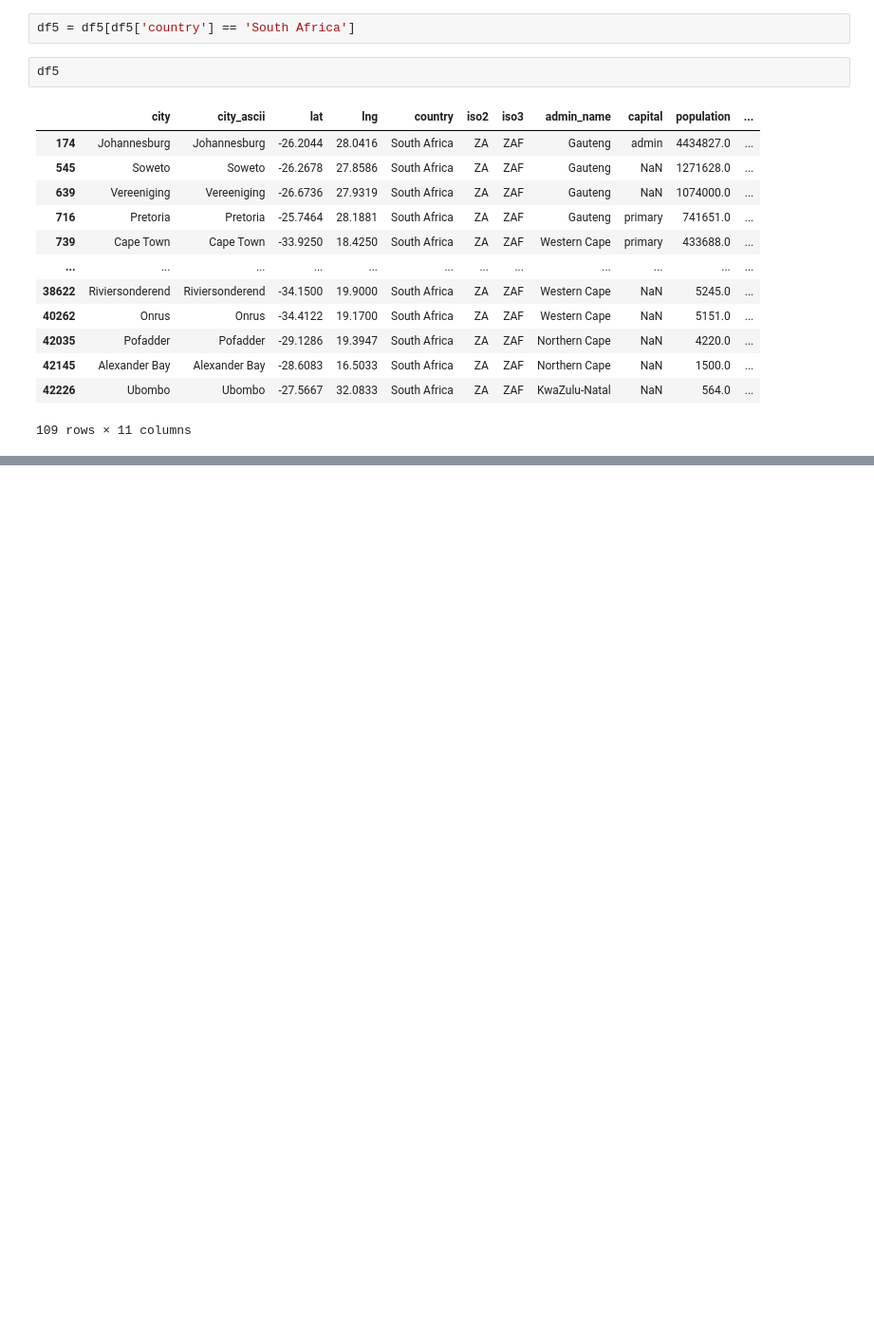
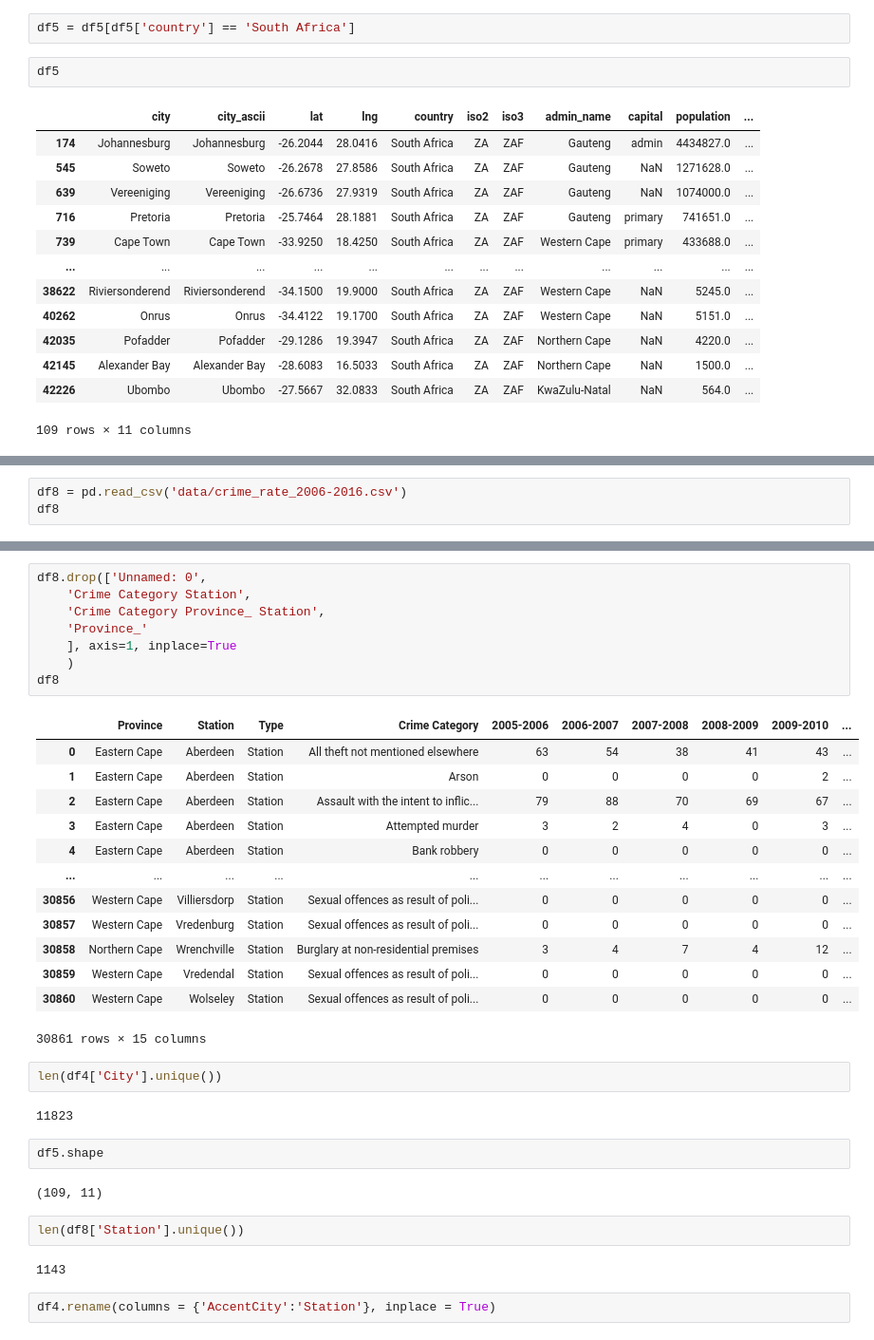
Before and after one commit to kmedri/omdenasa_muv, a Jupyter notebook: preprocess.ipynb, the cells around one changed output, grey strips where cells are left out. Shown at 95% size. Cells and saved outputs as stored; diff of their text form; blank space fills up the shorter version.

```diff
--- a/preprocess.ipynb
+++ b/preprocess.ipynb
@@ -454,0 +340,3 @@ report.show_html()
+# %%
+df8 = pd.read_csv('data/crime_rate_2006-2016.csv')
+df8
@@ -454,0 +357,36 @@ report.show_html()
+# %%
+df8.drop(['Unnamed: 0',
+	'Crime Category Station',
+	'Crime Category Province_ Station',
+	'Province_'
+	], axis=1, inplace=True
+	)
+df8
+# %% [output]
+|  | Province | Station | Type | Crime Category | 2005-2006 | 2006-2007 | 2007-2008 | 2008-2009 | 2009-2010 | ... |
+| 0 | Eastern Cape | Aberdeen | Station | All theft not mentioned elsewhere | 63 | 54 | 38 | 41 | 43 | ... |
+| 1 | Eastern Cape | Aberdeen | Station | Arson | 0 | 0 | 0 | 0 | 2 | ... |
+| 2 | Eastern Cape | Aberdeen | Station | Assault with the intent to inflic... | 79 | 88 | 70 | 69 | 67 | ... |
+| 3 | Eastern Cape | Aberdeen | Station | Attempted murder | 3 | 2 | 4 | 0 | 3 | ... |
+| 4 | Eastern Cape | Aberdeen | Station | Bank robbery | 0 | 0 | 0 | 0 | 0 | ... |
+| ... | ... | ... | ... | ... | ... | ... | ... | ... | ... | ... |
+| 30856 | Western Cape | Villiersdorp | Station | Sexual offences as result of poli... | 0 | 0 | 0 | 0 | 0 | ... |
+| 30857 | Western Cape | Vredenburg | Station | Sexual offences as result of poli... | 0 | 0 | 0 | 0 | 0 | ... |
+| 30858 | Northern Cape | Wrenchville | Station | Burglary at non-residential premises | 3 | 4 | 7 | 4 | 12 | ... |
+| 30859 | Western Cape | Vredendal | Station | Sexual offences as result of poli... | 0 | 0 | 0 | 0 | 0 | ... |
+| 30860 | Western Cape | Wolseley | Station | Sexual offences as result of poli... | 0 | 0 | 0 | 0 | 0 | ... |
+30861 rows × 15 columns
+# %%
+len(df4['City'].unique())
+# %% [output]
+11823
+# %%
+df5.shape
+# %% [output]
+(109, 11)
+# %%
+len(df8['Station'].unique())
+# %% [output]
+1143
+# %%
+df4.rename(columns = {'AccentCity':'Station'}, inplace = True)
```
Also changed, not shown: parts of 29 cells of this notebook.
